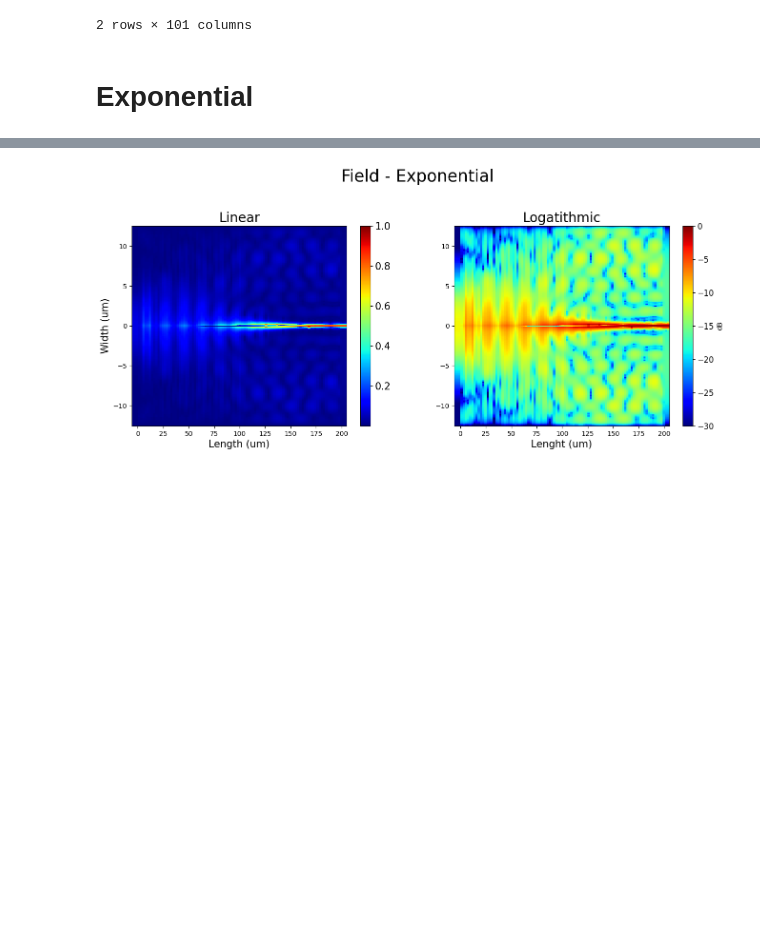
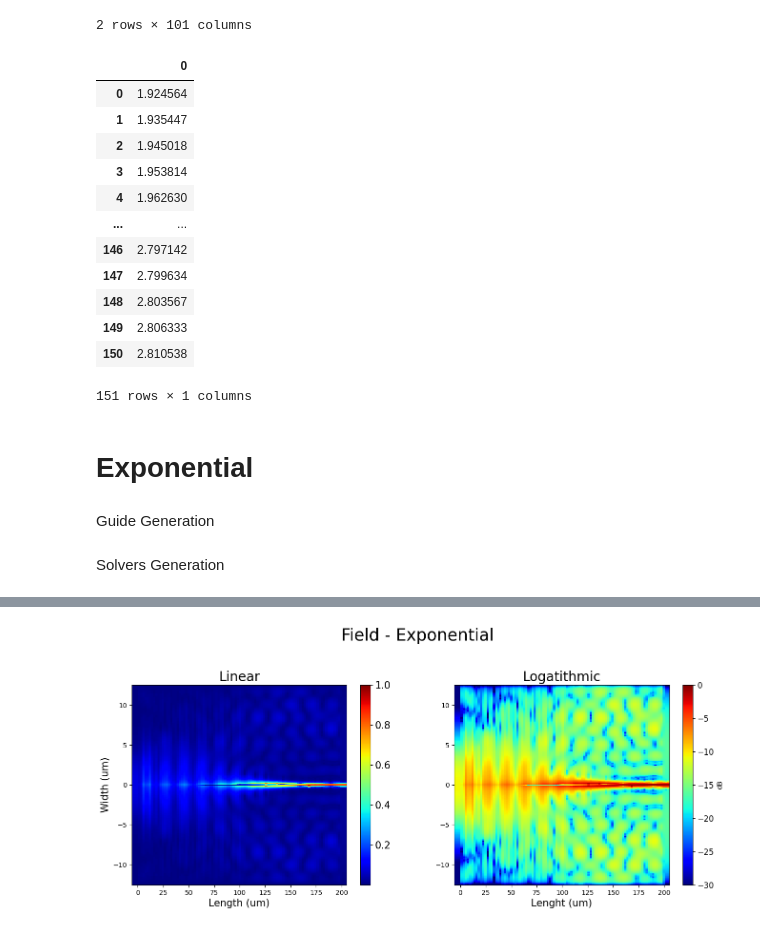
Before and after one commit to Leoopessoa/Edge-Coupler, a Jupyter notebook: Simulation/Components Assembly.ipynb, the cells around one changed output, grey strips where cells are left out. Cells and saved outputs as stored; diff of their text form; code cells hidden in the pictures; blank space fills up the shorter version.

```diff
--- a/Simulation/Components Assembly.ipynb
+++ b/Simulation/Components Assembly.ipynb
@@ -464,11 +497,36 @@ dataFrame
 | 0 | 0.635554 | 0.635631 | 0.635714 | 0.635777 | 0.635808 | 0.635816 | 0.635819 | 0.635821 | 0.635806 | 0.63576 | ... | ... |
 | 1 | -1.968476 | -1.967947 | -1.967382 | -1.966949 | -1.966738 | -1.966685 | -1.966665 | -1.966653 | -1.966751 | -1.96707 | ... | ... |
 2 rows × 101 columns
+# %%
+# Loading Neff data
+with open('SavedData/LinearNeff.txt', 'rb') as file:
+    LinearNeff = plk.load(file)
+file.close()
+
+#print(data)
+dataFrame = pd.DataFrame(LinearNeff) # Read the .txt file
+dataFrame
+# %% [output]
+|  | 0 |
+| 0 | 1.924564 |
+| 1 | 1.935447 |
+| 2 | 1.945018 |
+| 3 | 1.953814 |
+| 4 | 1.962630 |
+| ... | ... |
+| 146 | 2.797142 |
+| 147 | 2.799634 |
+| 148 | 2.803567 |
+| 149 | 2.806333 |
+| 150 | 2.810538 |
+151 rows × 1 columns
 # %% [markdown]
 # Exponential
 # %%
 if fdtd: lum = lumapi.FDTD(filename='../CML/Exponential.fsp')
 else: lum = lumapi.MODE(filename='../CML/Exponential.lms')
+# %% [markdown]
+Guide Generation
 # %%
 # Using 0.04μm width for TM and 0.08μm for TE
 # Using 200μm lenght
@@ -541,6 +599,8 @@ lum.set({
     'y'              : 0,
     'name'           : 'fiber'
 })
+# %% [markdown]
+Solvers Generation
 # %%
 # Simulation Settings
 
```
Also changed, not shown: parts of 42 cells of this notebook, 9 other files.
